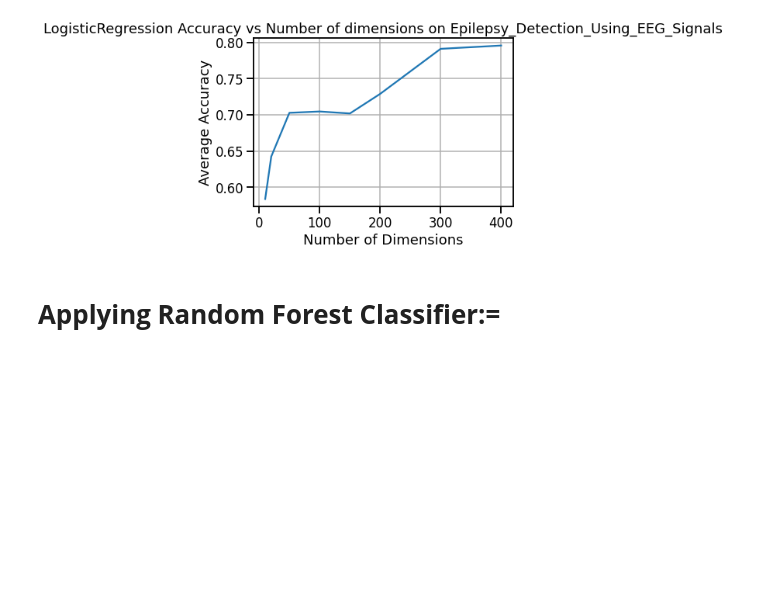
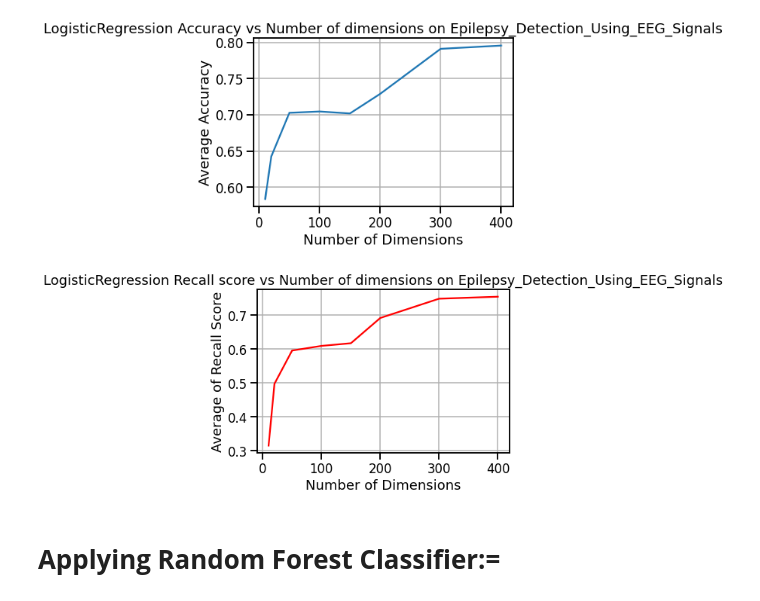
Before and after one commit to mohmaed7777/epilepsy-detection, a Jupyter notebook: Epilepsy_Detection_Using_EEG_Signals2.ipynb, the cells around one changed output. Saved outputs shown, nothing was run; the diff lists cells and outputs as text; code cells hidden in the pictures; blank space fills up the shorter version.

```diff
--- a/Epilepsy_Detection_Using_EEG_Signals2.ipynb
+++ b/Epilepsy_Detection_Using_EEG_Signals2.ipynb
@@ -271,6 +272,40 @@ ax.set(xlabel='Number of Dimensions',
 ax.grid(True)
 # %% [output]
 [figure]
+# %%
+# Split the data:
+sss = StratifiedShuffleSplit(n_splits=5, random_state=42)
+
+def get_avg_score(n):
+    pipe = [
+        ('scaler', StandardScaler()),
+        ('pca', PCA(n_components=n)),
+        ('estimator', LogisticRegression(solver='liblinear'))
+    ]
+    pipe = Pipeline(pipe)
+    scores = []
+    for train_index, test_index in sss.split(X, y):
+        X_train, X_test = X.loc[train_index], X.loc[test_index]
+        y_train, y_test = y.loc[train_index], y.loc[test_index]
+        pipe.fit(X_train, y_train)
+        scores.append(recall_score(y_test, pipe.predict(X_test)))
+    return np.mean(scores)
+
+
+ns = [10, 20, 50, 100, 150, 200, 300, 400]
+score_list = [get_avg_score(n) for n in ns]
+# %%
+import seaborn as sns
+sns.set_context('talk')
+
+ax = plt.axes()
+ax.plot(ns, score_list, color='red')
+ax.set(xlabel='Number of Dimensions',
+       ylabel='Average of Recall Score',
+       title='LogisticRegression Recall score vs Number of dimensions on Epilepsy_Detection_Using_EEG_Signals')
+ax.grid(True)
+# %% [output]
+[figure, added]
 # %% [markdown]
 # **Applying Random Forest Classifier:=**
 # %%
```
Also changed, not shown: parts of 6 cells of this notebook.
